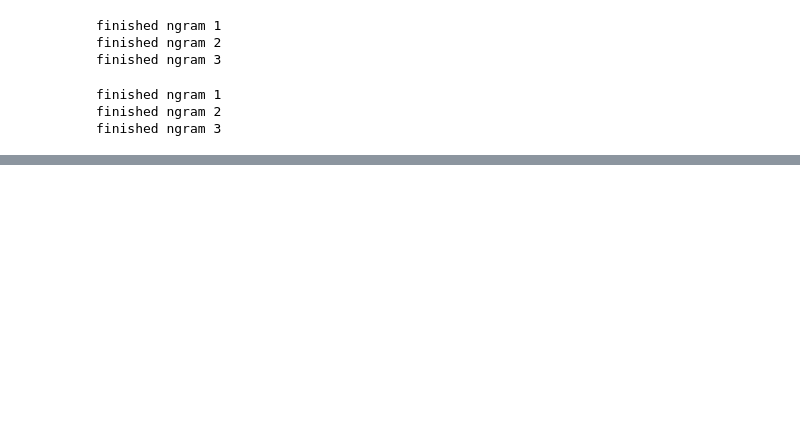
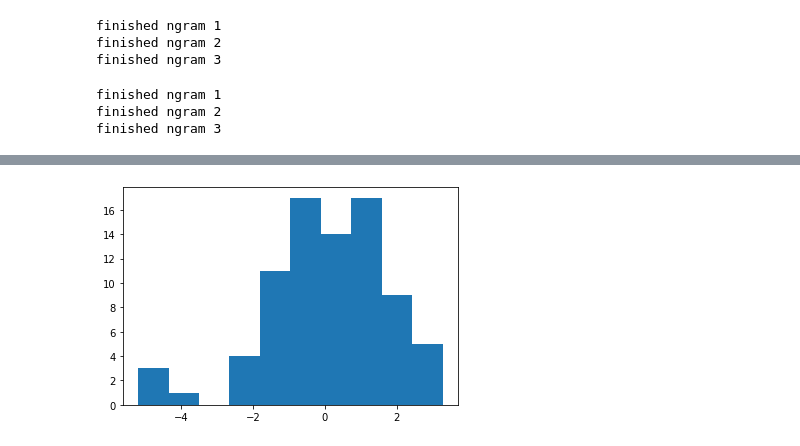
Before and after one commit to Violet-Spiral/assessing-childrens-writing, a Jupyter notebook: data_exploration/shallow_models.ipynb, the cells around one changed output, grey strips where cells are left out. Saved outputs shown, nothing was run; the diff lists cells and outputs as text; code cells hidden in the pictures; blank space fills up the shorter version.

Commit message:
auglouon model

```diff
--- a/data_exploration/shallow_models.ipynb
+++ b/data_exploration/shallow_models.ipynb
@@ -16,7 +19,7 @@ import re
 import warnings
 warnings.filterwarnings('ignore')
 # %%
-df = pd.read_csv('processed_text')
+df = pd.read_csv('../data/processed_text.csv')
 df.head()
 # %% [output]
 |  | Grade | Text | lemmatized | grammarized |
@@ -99,0 +109,10 @@ dtype: int64
+# %%
+model = RandomForestRegressor()
+lr_tfidf_pipe = Pipeline([('vectorizer', TfidfVectorizer()),
+                      ('logreg', model)])
+lr_tfidf_pipe.fit(X_train['grammarized'], y_train)
+yhat = lr_tfidf_pipe.predict(X_test['grammarized'])
+plt.hist(yhat - y_test)
+plt.show()
+# %% [output]
+[figure, added]
```
Also changed, not shown: parts of 10 cells of this notebook, 1 other file.
